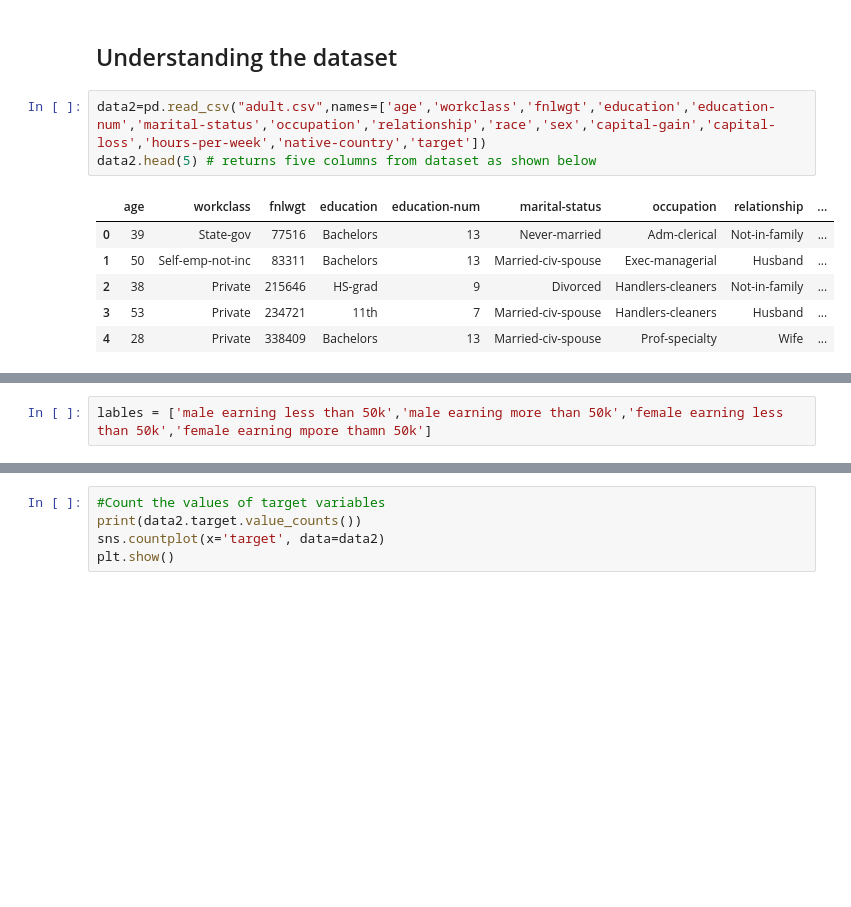
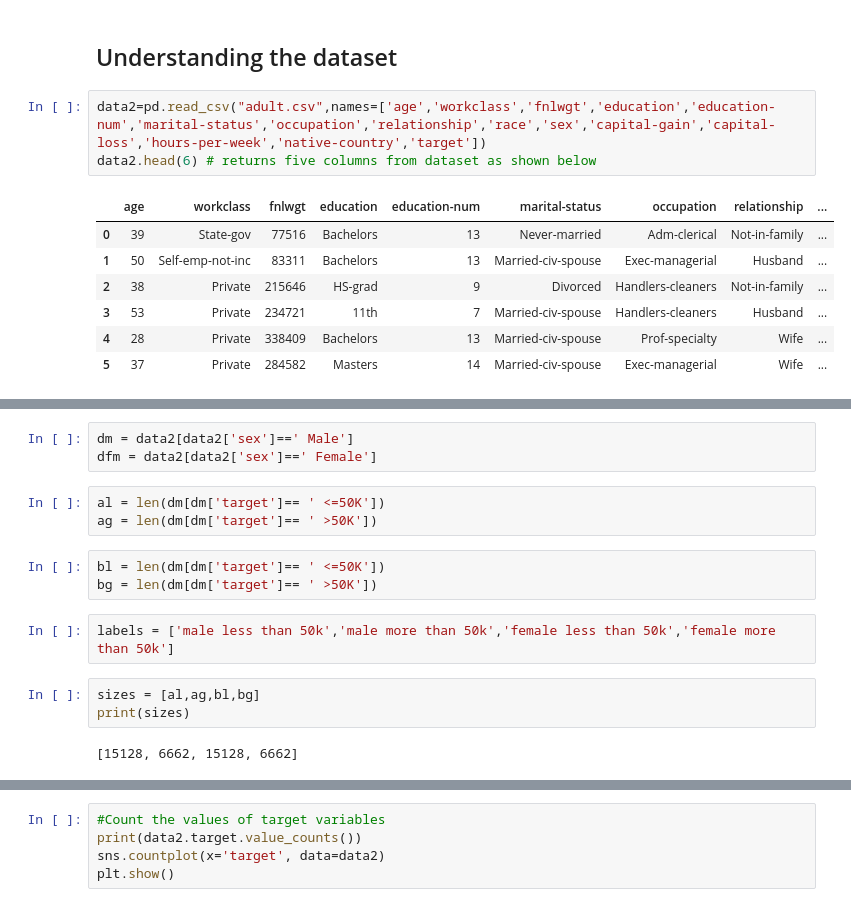
Before and after one commit to matam997/machinelearning, a Jupyter notebook: day8/adult dataset/Capstone project.ipynb, the cells around one changed output, grey strips where cells are left out. Saved outputs shown, nothing was run; the diff lists cells and outputs as text; blank space fills up the shorter version.

```diff
--- a/day8/adult dataset/Capstone project.ipynb
+++ b/day8/adult dataset/Capstone project.ipynb
@@ -47,17 +47,32 @@ from sklearn.decomposition import PCA
 ## Understanding the dataset
 # %%
 data2=pd.read_csv("adult.csv",names=['age','workclass','fnlwgt','education','education-num','marital-status','occupation','relationship','race','sex','capital-gain','capital-loss','hours-per-week','native-country','target'])
-data2.head(5) # returns five columns from dataset as shown below
+data2.head(6) # returns five columns from dataset as shown below
 # %% [output]
 |  | age | workclass | fnlwgt | education | education-num | marital-status | occupation | relationship | ... |
 | 0 | 39 | State-gov | 77516 | Bachelors | 13 | Never-married | Adm-clerical | Not-in-family | ... |
 | 1 | 50 | Self-emp-not-inc | 83311 | Bachelors | 13 | Married-civ-spouse | Exec-managerial | Husband | ... |
 | 2 | 38 | Private | 215646 | HS-grad | 9 | Divorced | Handlers-cleaners | Not-in-family | ... |
 | 3 | 53 | Private | 234721 | 11th | 7 | Married-civ-spouse | Handlers-cleaners | Husband | ... |
 | 4 | 28 | Private | 338409 | Bachelors | 13 | Married-civ-spouse | Prof-specialty | Wife | ... |
+| 5 | 37 | Private | 284582 | Masters | 14 | Married-civ-spouse | Exec-managerial | Wife | ... |
 # %% [markdown]
 #### The below table contains the descriptive statistics that summarize the central tendency, dispersion and shape of a dataset’s distribution, excluding NaN values.
 
 ![alt text](Screenshot1.png)
+# %%
+dm = data2[data2['sex']==' Male']
+dfm = data2[data2['sex']==' Female']
+# %%
+al = len(dm[dm['target']== ' <=50K'])
+ag = len(dm[dm['target']== ' >50K'])
+# %%
+bl = len(dm[dm['target']== ' <=50K'])
+bg = len(dm[dm['target']== ' >50K'])
 # %%
-lables = ['male earning less than 50k','male earning more than 50k','female earning less than 50k','female earning mpore thamn 50k']
+labels = ['male less than 50k','male more than 50k','female less than 50k','female more than 50k']
+# %%
+sizes = [al,ag,bl,bg]
+print(sizes)
+# %% [output]
+[15128, 6662, 15128, 6662]
```
Also changed, not shown: parts of 8 cells of this notebook.
